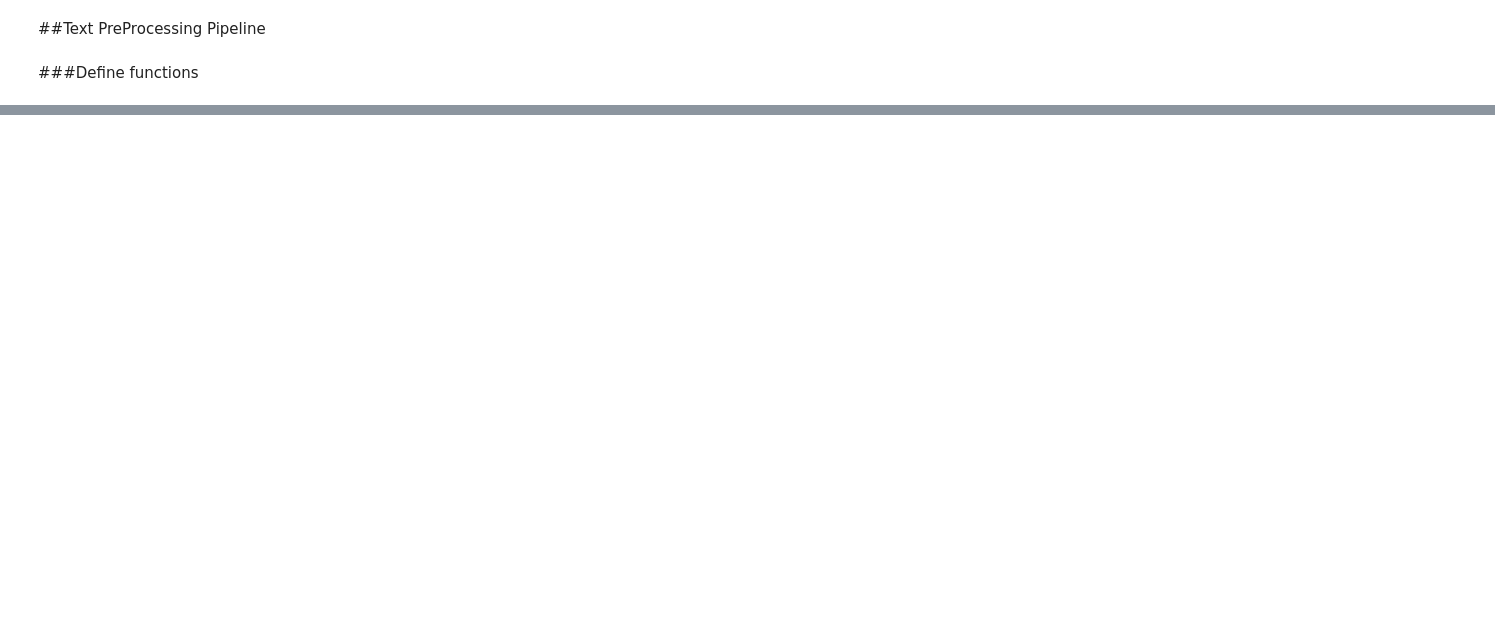
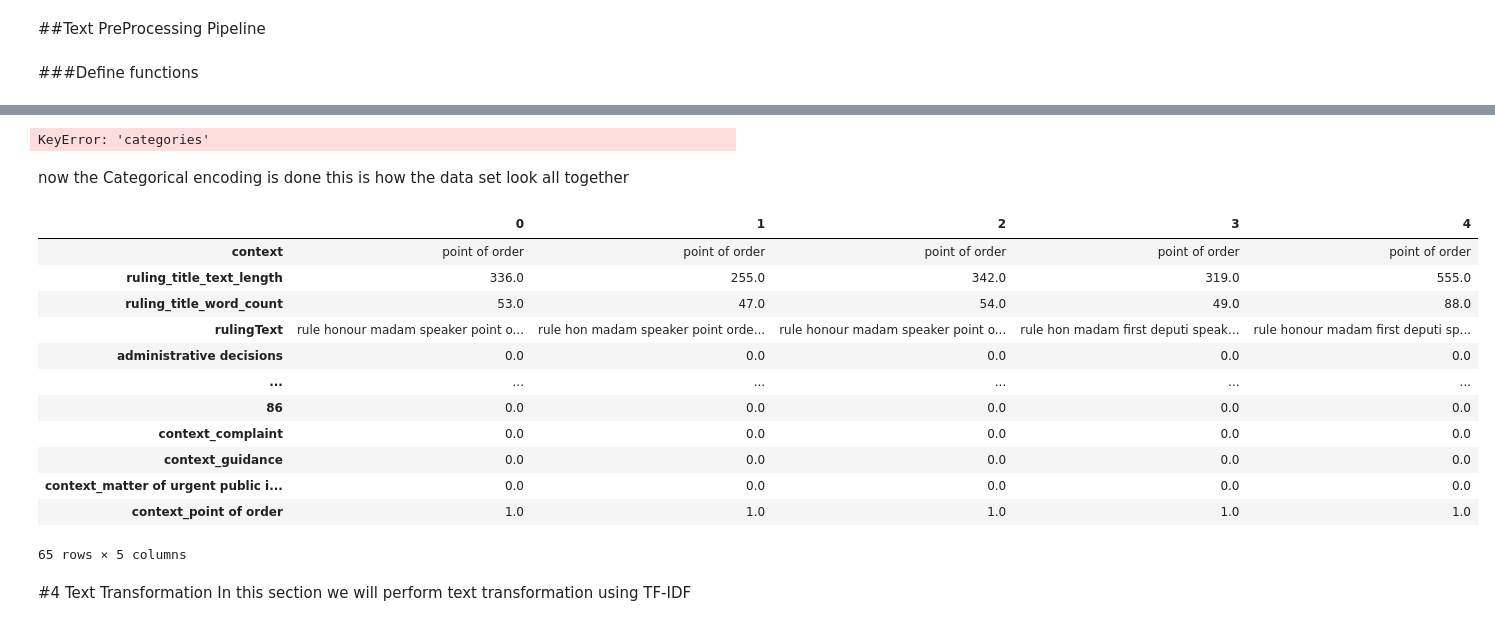
Before and after one commit to MungeliDeli/speaker-ruling-classification, a Jupyter notebook: Project_Classifier(Speakers_Rullings).ipynb, the cells around one changed output, grey strips where cells are left out. Cells and saved outputs as stored; diff of their text form; code cells hidden in the pictures; blank space fills up the shorter version.

Commit message:
[DP] Added the text transformation section using TF-IDF and the summary section

```diff
--- a/Project_Classifier(Speakers_Rullings).ipynb
+++ b/Project_Classifier(Speakers_Rullings).ipynb
@@ -563,0 +764,6 @@ print(ruling_df['context'])
+# %%
+#converting standingOrder to list for easir working
+ruling_df['standingOrder'] = ruling_df['standingOrder'].apply(lambda x: [cat.strip() for cat in str(x).split(',') if str(x) != 'nan'])
+
+print("\n--- After Converting to Lists ---")
+print(ruling_df['standingOrder'])
@@ -563,0 +790,58 @@ print(ruling_df['context'])
+# %%
+# Use MultiLabelBinarizer from scikit learn to perform Multi-Hot Encoding on categories
+from sklearn.preprocessing import MultiLabelBinarizer
+
+
+# Multi-label encoding
+mlb = MultiLabelBinarizer()
+encoded = mlb.fit_transform(ruling_df['categories'])
+
+encoded_df = pd.DataFrame(encoded, columns=mlb.classes_).astype(int)
+ruling_df = ruling_df.drop(columns=['categories']).join(encoded_df)
+# %% [output]
+KeyError: 'categories'
+# %%
+# Use MultiLabelBinarizer from scikit learn to perform Multi-Hot Encoding on standing orders and ignoring the NaN
+from sklearn.preprocessing import MultiLabelBinarizer
+
+ruling_df['standingOrder'] = ruling_df['standingOrder'].apply(
+    lambda x: [str(i).strip() for i in (x if isinstance(x, list) else [x]) if str(i).strip().lower() != "nan"]
+)
+
+
+
+# Multi-label encoding
+mlb = MultiLabelBinarizer()
+encoded = mlb.fit_transform(ruling_df['standingOrder'])
+
+encoded_df = pd.DataFrame(encoded, columns=mlb.classes_).astype(int)
+ruling_df = ruling_df.drop(columns=['standingOrder']).join(encoded_df)
+# %%
+#performing one hot encodin for the context
+encoder = OneHotEncoder(sparse_output=False)
+context_encoded = encoder.fit_transform(ruling_df[['context']]).astype(int)
+context_encoded_df = pd.DataFrame(context_encoded, columns=encoder.get_feature_names_out(['context']))
+ruling_df = pd.concat([ruling_df, context_encoded_df], axis=1)
+# %% [markdown]
+now the Categorical encoding is done this is how the data set look all together
+# %%
+#view entire dataset with encoded categories
+
+ruling_df.head().T
+# %% [output]
+|  | 0 | 1 | 2 | 3 | 4 |
+| context | point of order | point of order | point of order | point of order | point of order |
+| ruling_title_text_length | 336.0 | 255.0 | 342.0 | 319.0 | 555.0 |
+| ruling_title_word_count | 53.0 | 47.0 | 54.0 | 49.0 | 88.0 |
+| rulingText | rule honour madam speaker point o... | rule hon madam speaker point orde... | rule honour madam speaker point o... | rule hon madam first deputi speak... | rule honour madam first deputi sp... |
+| administrative decisions | 0.0 | 0.0 | 0.0 | 0.0 | 0.0 |
+| ... | ... | ... | ... | ... | ... |
+| 86 | 0.0 | 0.0 | 0.0 | 0.0 | 0.0 |
+| context_complaint | 0.0 | 0.0 | 0.0 | 0.0 | 0.0 |
+| context_guidance | 0.0 | 0.0 | 0.0 | 0.0 | 0.0 |
+| context_matter of urgent public i... | 0.0 | 0.0 | 0.0 | 0.0 | 0.0 |
+| context_point of order | 1.0 | 1.0 | 1.0 | 1.0 | 1.0 |
+65 rows × 5 columns
+# %% [markdown]
+#4 Text Transformation
+In this section we will perform text transformation using TF-IDF
```
Also changed, not shown: parts of 36 cells of this notebook.
